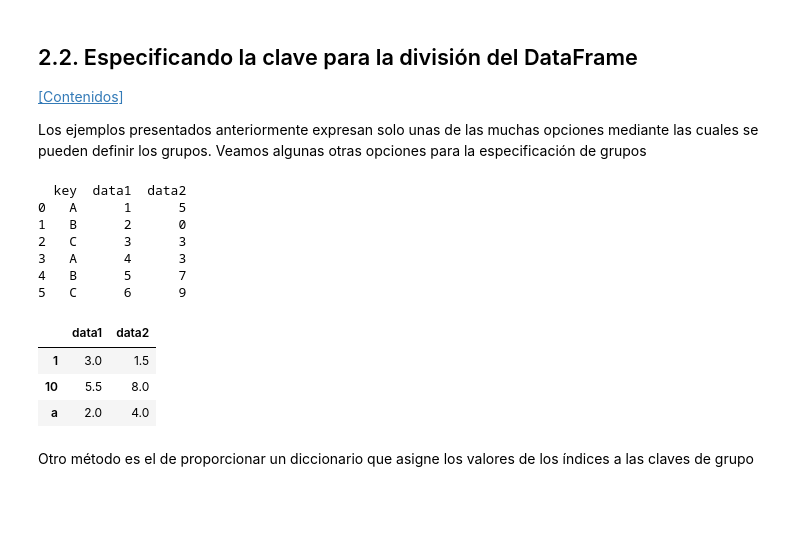
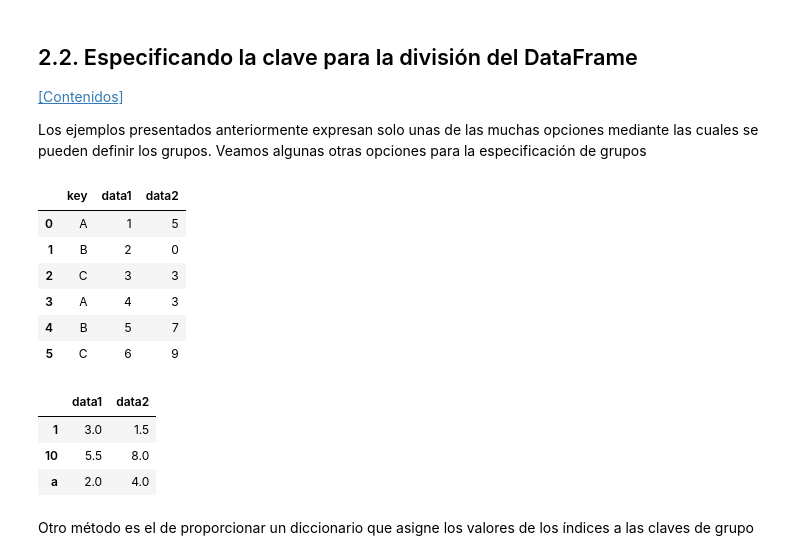
Before and after one commit to darioblandon/Curso1, a Jupyter notebook: S4/s04.ipynb, the cells around one changed output. Cells and saved outputs as stored; diff of their text form; code cells hidden in the pictures; blank space fills up the shorter version.

```diff
--- a/S4/s04.ipynb
+++ b/S4/s04.ipynb
@@ -476,26 +476,27 @@ Los ejemplos presentados anteriormente expresan solo unas de las muchas opciones
 # %%
 # la clave puede ser cualquier serie o lista con una longitud que coincida con la del DataFrame
 
 rng = np.random.RandomState(0)
 df = pd.DataFrame({'key': ['A', 'B', 'C', 'A', 'B', 'C'],'data1': range(1,7),'data2': rng.randint(0, 10, 6)},
                   columns = ['key', 'data1', 'data2'])
-print(df)
-
-# agrupar las filas 0 y 2 con índice "a"; las 1 y 3 con índice 1 ; las 4 y 5 con índice 10 y obtener la media
-L = ["a", 1, "a", 1, 10, 10]
-df.groupby(L).mean()
+df
 # %% [output]
-  key  data1  data2
-0   A      1      5
-1   B      2      0
-2   C      3      3
-3   A      4      3
-4   B      5      7
-5   C      6      9
-|  | data1 | data2 |
-| 1 | 3.0 | 1.5 |
-| 10 | 5.5 | 8.0 |
-| a | 2.0 | 4.0 |
+|  | key | data1 | data2 |
+| 0 | A | 1 | 5 |
+| 1 | B | 2 | 0 |
+| 2 | C | 3 | 3 |
+| 3 | A | 4 | 3 |
+| 4 | B | 5 | 7 |
+| 5 | C | 6 | 9 |
+# %%
+# agrupar las filas 0 y 2 con índice "a"; las 1 y 3 con índice 1 ; las 4 y 5 con índice 10 y obtener la media
+L = ["a", 1, "a", 1, 10, 10]
+df.groupby(L).mean()
+# %% [output]
+|  | data1 | data2 |
+| 1 | 3.0 | 1.5 |
+| 10 | 5.5 | 8.0 |
+| a | 2.0 | 4.0 |
 # %% [markdown]
 Otro método es el de proporcionar un diccionario que asigne los valores de los índices a las claves de grupo
 # %%
```
Also changed, not shown: parts of 7 cells of this notebook.
